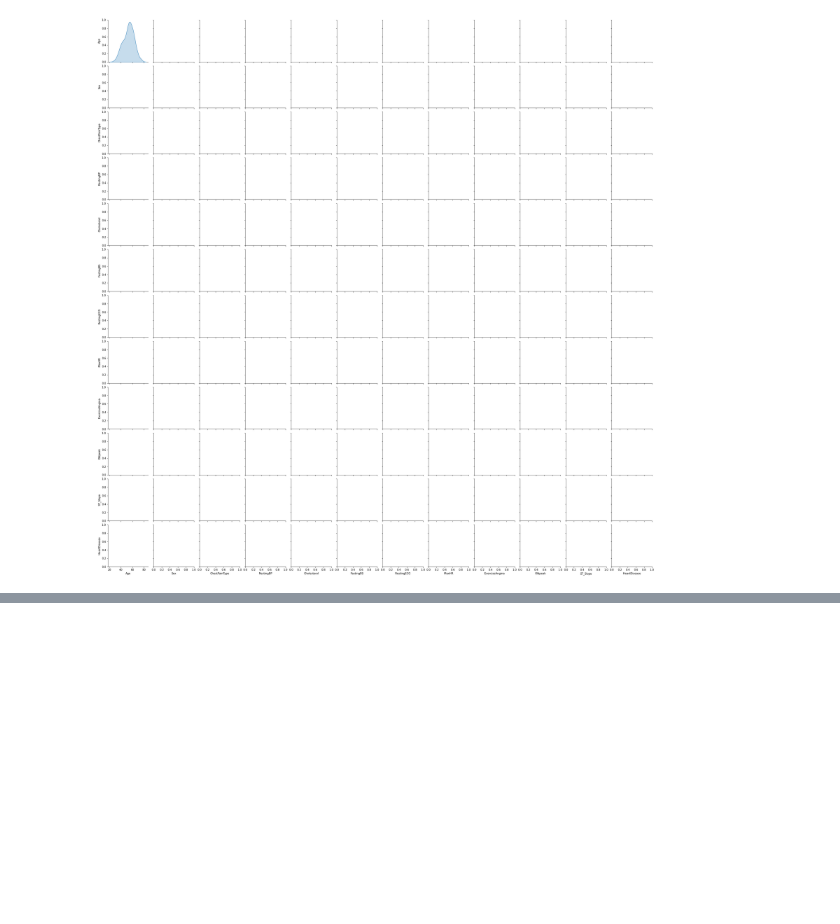
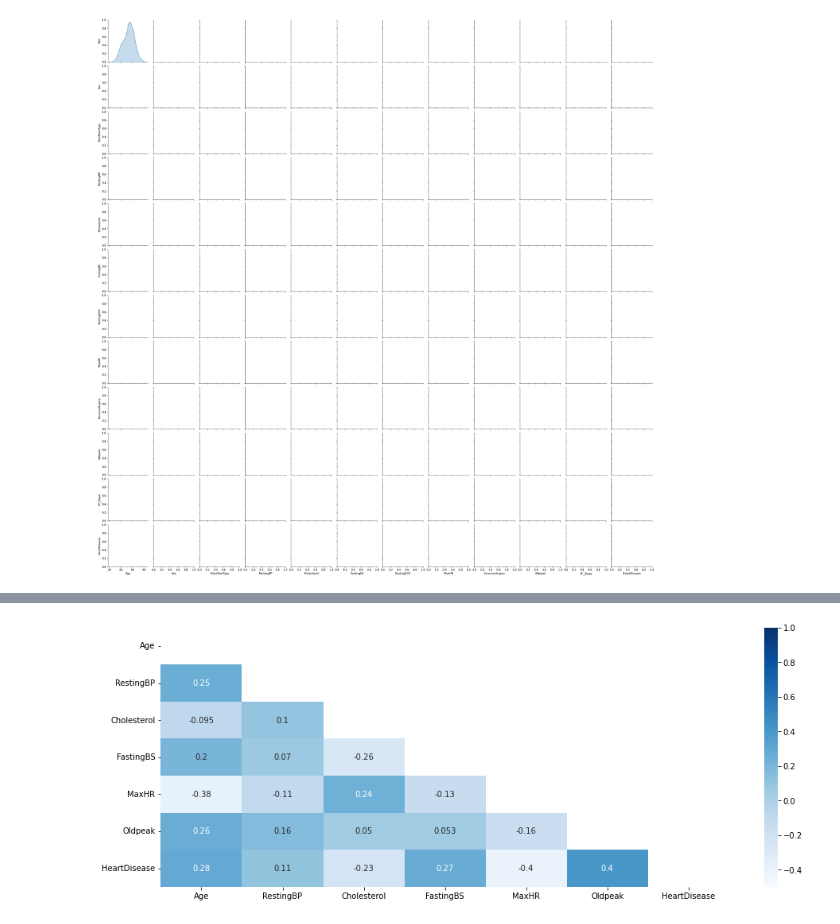
Before and after one commit to TrentBrunson/MS_Analytics_Project2, a Jupyter notebook: eda.ipynb, the cells around one changed output, grey strips where cells are left out. Drawn from its saved outputs; the diff is of its cells as text; code cells hidden in the pictures; blank space fills up the shorter version.

Commit message:
heatmaps complete

```diff
--- a/eda.ipynb
+++ b/eda.ipynb
@@ -229,0 +240,14 @@ NameError: name 'plt' is not defined
+# %%
+# set plot size
+plt.figure(figsize=(16,6))
+
+# create heatmap with lower triangle only
+upper = np.triu(np.ones_like(df.corr(), dtype=np.bool_))
+triangleHeatMap = sns.heatmap(
+    df.corr(), mask=upper, vmin=-0.5, vmax=1, annot=True, cmap='Blues'
+    )
+
+fig = triangleHeatMap.get_figure()
+fig.savefig('images/TriangleHeatMap.png')
+# %% [output]
+[figure, added]
```
Also changed, not shown: parts of 3 cells of this notebook, 2 other files.
